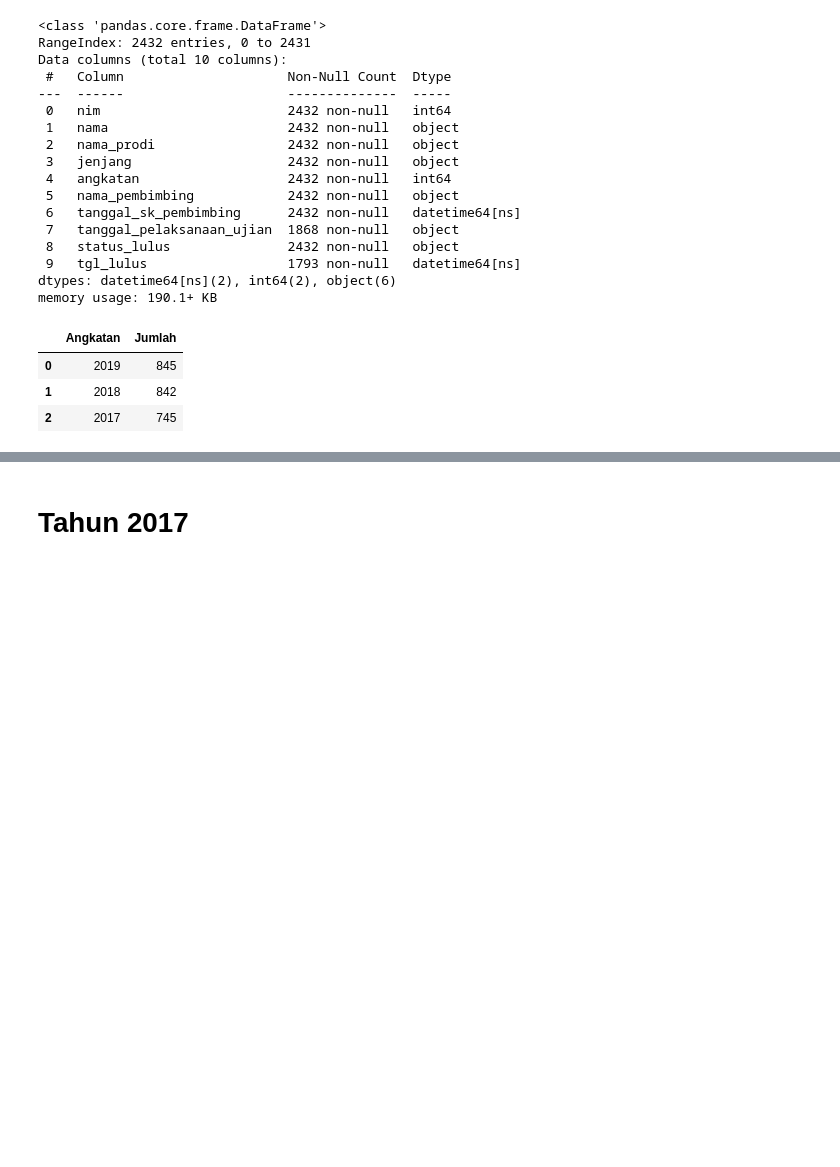
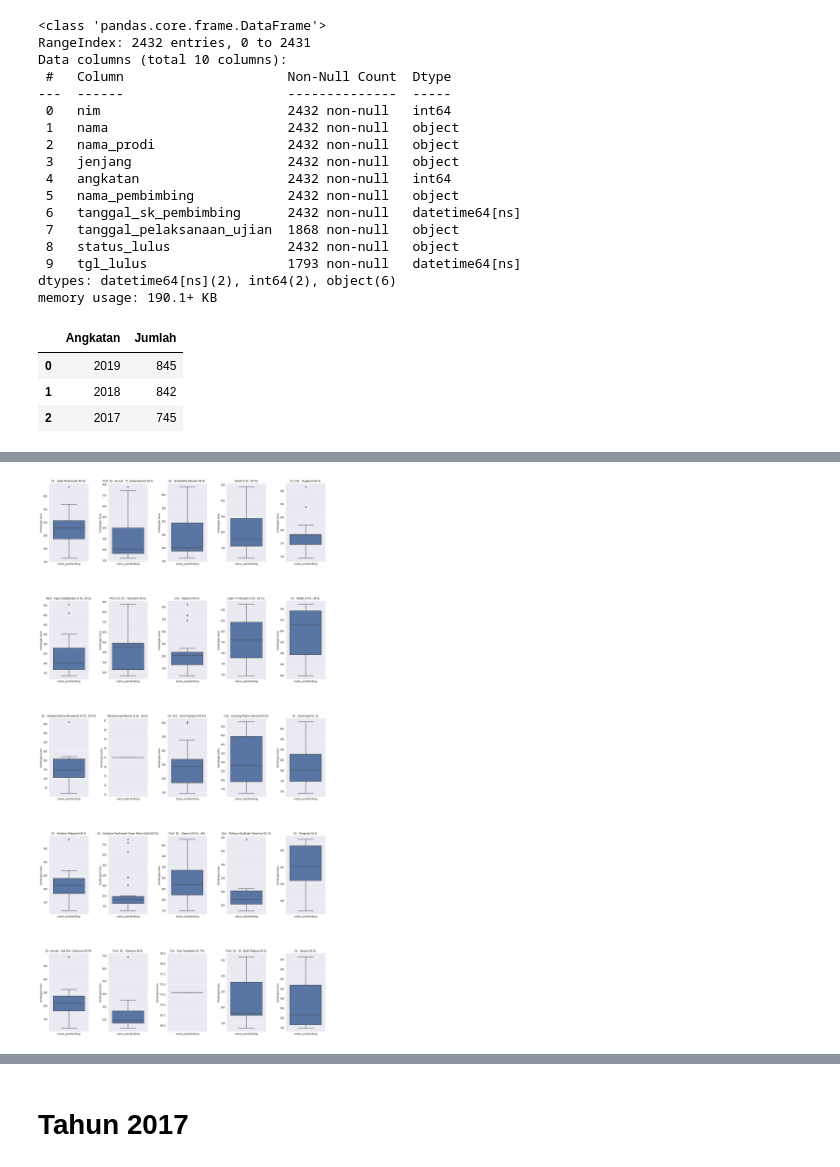
Before and after one commit to euclideands/viz, a Jupyter notebook: penelitian2.ipynb, the cells around one changed output, grey strips where cells are left out. Saved outputs shown, nothing was run; the diff lists cells and outputs as text; code cells hidden in the pictures; blank space fills up the shorter version.

Commit message:
add boxplot

```diff
--- a/penelitian2.ipynb
+++ b/penelitian2.ipynb
@@ -56,0 +102,8 @@ angkatan
+# %%
+df['tanggal_pelaksanaan_ujian'] = df['tanggal_pelaksanaan_ujian'].dt.date
+# %%
+df['lulus_daycount'] = np.where(df['tgl_lulus'] == df['tanggal_pelaksanaan_ujian'], 'sameday', 'not sameday')
+# %%
+df['tanggal_pelaksanaan_ujian'] = pd.to_datetime(df['tanggal_pelaksanaan_ujian'], format='%Y-%m-%d')
+df['days'] = np.where(df['lulus_daycount'] == 'sameday', 0, (df['tgl_lulus'] - df['tanggal_pelaksanaan_ujian']).dt.days)
+df.head(5)
@@ -56,0 +117,4 @@ angkatan
+# %%
+# df['tanggal_pelaksanaan_ujian'] = pd.to_datetime(df['tanggal_pelaksanaan_ujian'], format='%Y-%m-%d')
+df['bimbingan-lulus'] = (df['tgl_lulus'] - df['tanggal_sk_pembimbing']).dt.days
+df.head(5)
@@ -56,0 +128,27 @@ angkatan
+# %%
+import math
+import seaborn as sns
+
+num_plots = 25
+num_cols = 5
+num_rows = math.ceil(num_plots / num_cols)
+
+fig, axes = plt.subplots(num_rows, num_cols, figsize=(20, 40))
+plt.subplots_adjust(hspace=0.5, wspace=0.5)
+
+plot_index = 0
+for i in range(num_rows):
+    for j in range(num_cols):
+        if plot_index < len(df['nama_pembimbing'].unique()):
+            supervisor = df['nama_pembimbing'].unique()[plot_index]
+            sns.boxplot(x='nama_pembimbing', y='bimbingan-lulus', data=df[df['nama_pembimbing'] == supervisor], ax=axes[i, j])
+            axes[i, j].set_title(supervisor)
+            axes[i, j].set_xticks([])  # Menyembunyikan label pada sumbu x
+            # axes[i, j].set_yticks([])  # Menyembunyikan label pada sumbu y
+            plot_index += 1
+        else:
+            axes[i, j].axis('off')
+
+plt.show()
+# %% [output]
+[figure, added]
```
Also changed, not shown: parts of 10 cells of this notebook.
